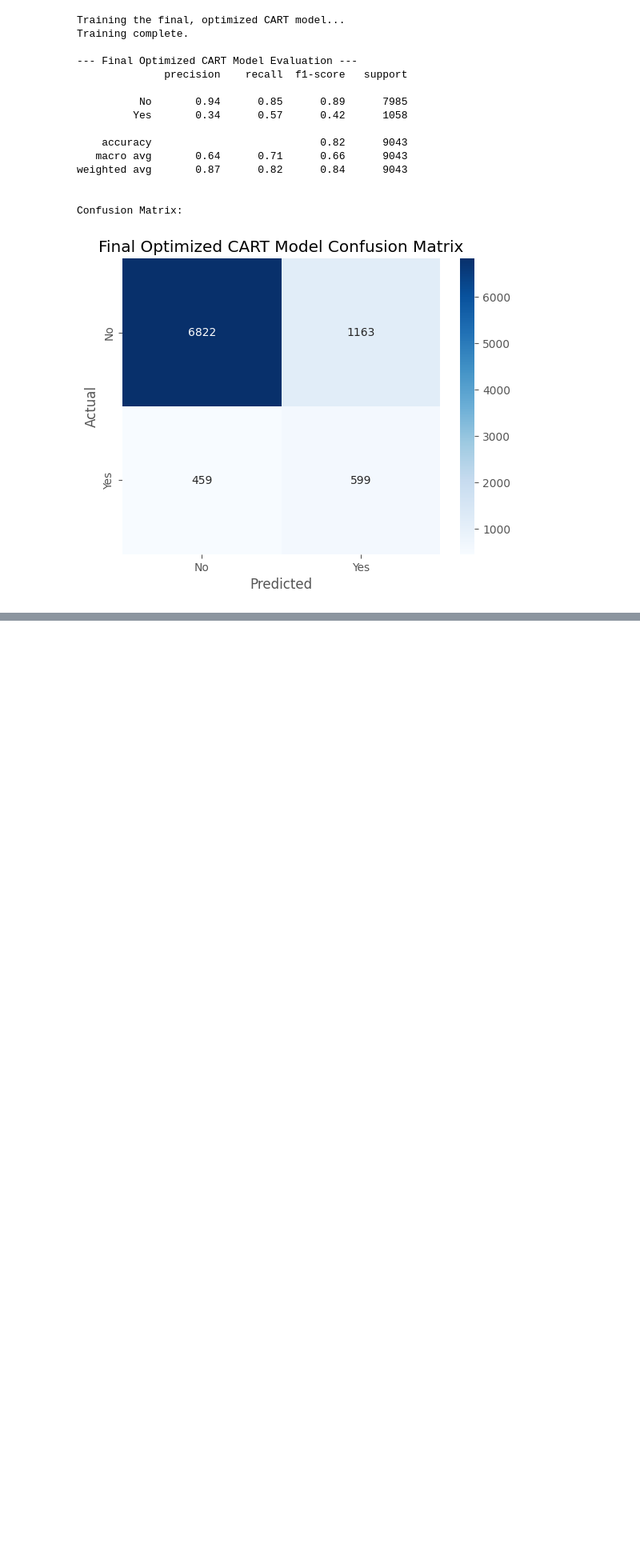
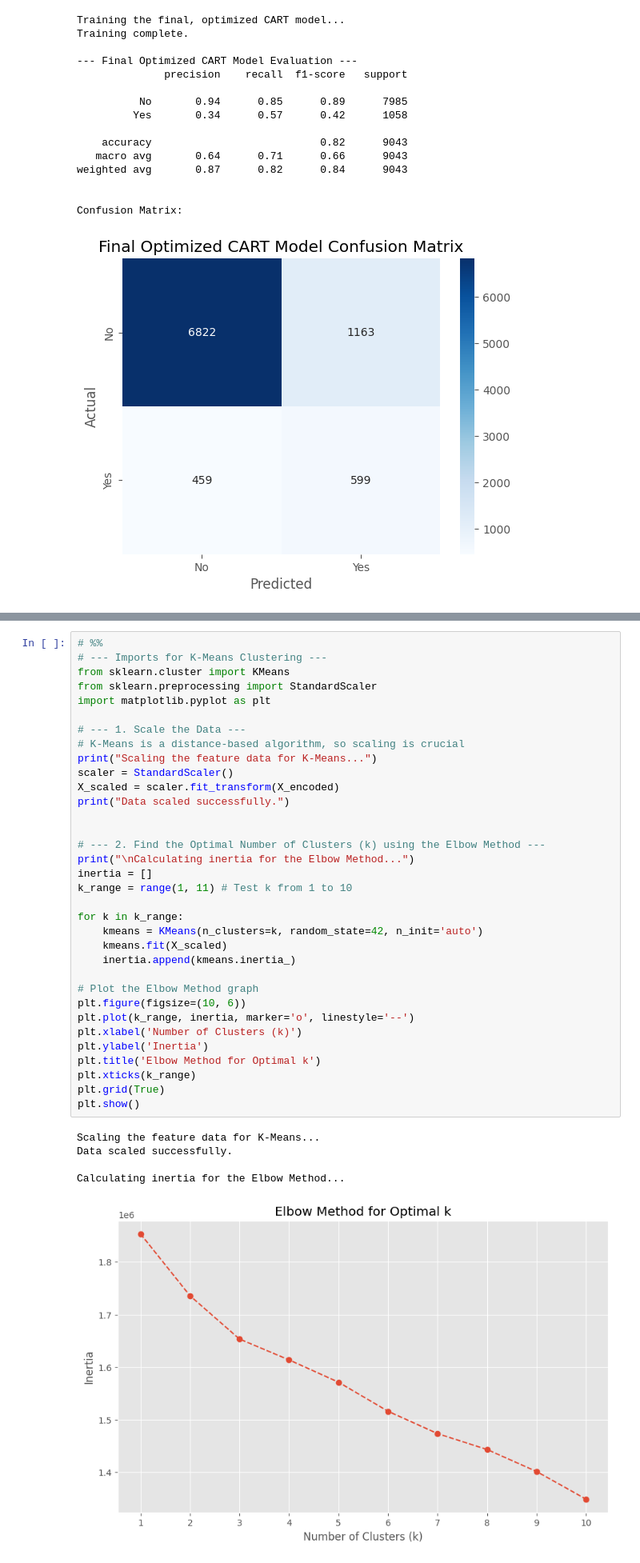
Before and after one commit to Sudeep2412/Enhancing-CART-with-a-K-Means-and-Random-Forest-Ensemble-for-Robust-Segmentation, a Jupyter notebook: model1.ipynb, the cells around one changed output, grey strips where cells are left out. Shown at 80% size. Saved outputs shown, nothing was run; the diff lists cells and outputs as text; blank space fills up the shorter version.

```diff
--- a/model1.ipynb
+++ b/model1.ipynb
@@ -248,0 +336,40 @@ Confusion Matrix:
+# %%
+# %%
+# --- Imports for K-Means Clustering ---
+from sklearn.cluster import KMeans
+from sklearn.preprocessing import StandardScaler
+import matplotlib.pyplot as plt
+
+# --- 1. Scale the Data ---
+# K-Means is a distance-based algorithm, so scaling is crucial
+print("Scaling the feature data for K-Means...")
+scaler = StandardScaler()
+X_scaled = scaler.fit_transform(X_encoded)
+print("Data scaled successfully.")
+
+
+# --- 2. Find the Optimal Number of Clusters (k) using the Elbow Method ---
+print("\nCalculating inertia for the Elbow Method...")
+inertia = []
+k_range = range(1, 11) # Test k from 1 to 10
+
+for k in k_range:
+    kmeans = KMeans(n_clusters=k, random_state=42, n_init='auto')
+    kmeans.fit(X_scaled)
+    inertia.append(kmeans.inertia_)
+
+# Plot the Elbow Method graph
+plt.figure(figsize=(10, 6))
+plt.plot(k_range, inertia, marker='o', linestyle='--')
+plt.xlabel('Number of Clusters (k)')
+plt.ylabel('Inertia')
+plt.title('Elbow Method for Optimal k')
+plt.xticks(k_range)
+plt.grid(True)
+plt.show()
+# %% [output]
+Scaling the feature data for K-Means...
+Data scaled successfully.
+
+Calculating inertia for the Elbow Method...
+[figure, added]
```
Also changed, not shown: parts of 13 cells of this notebook, 1 other file.
